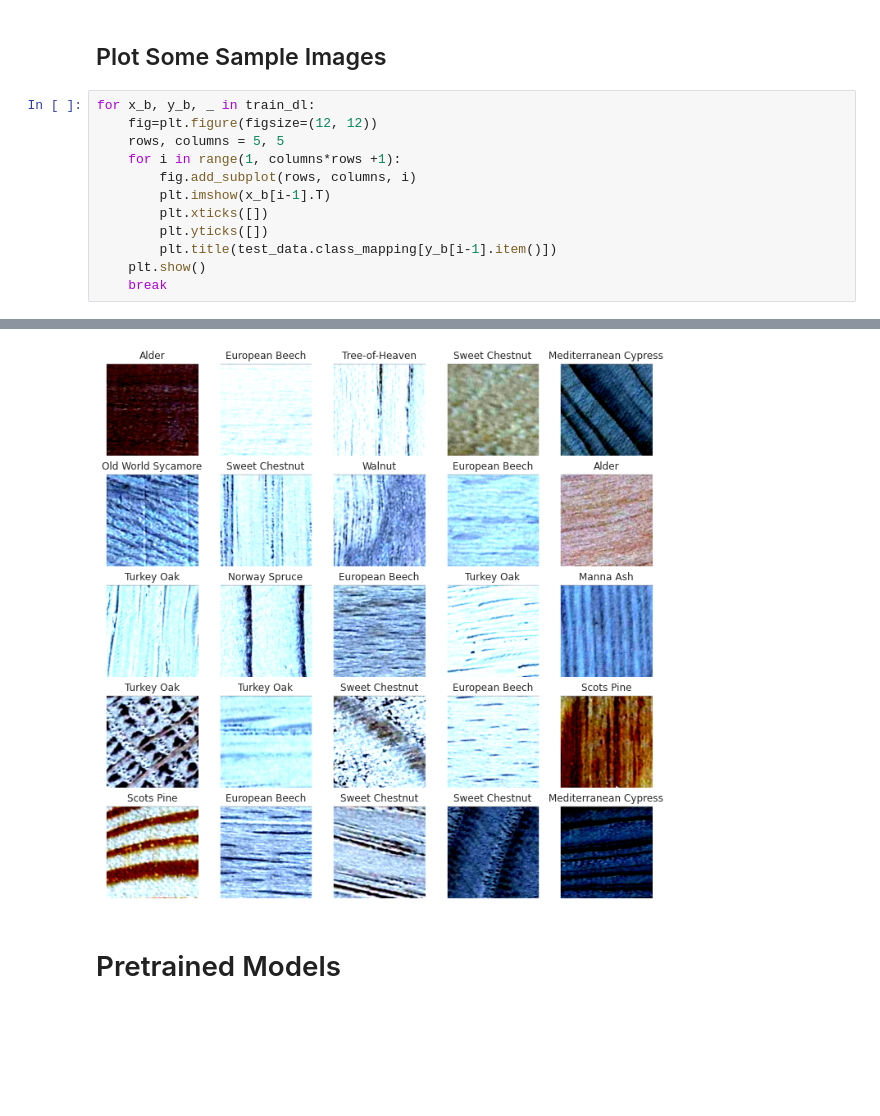
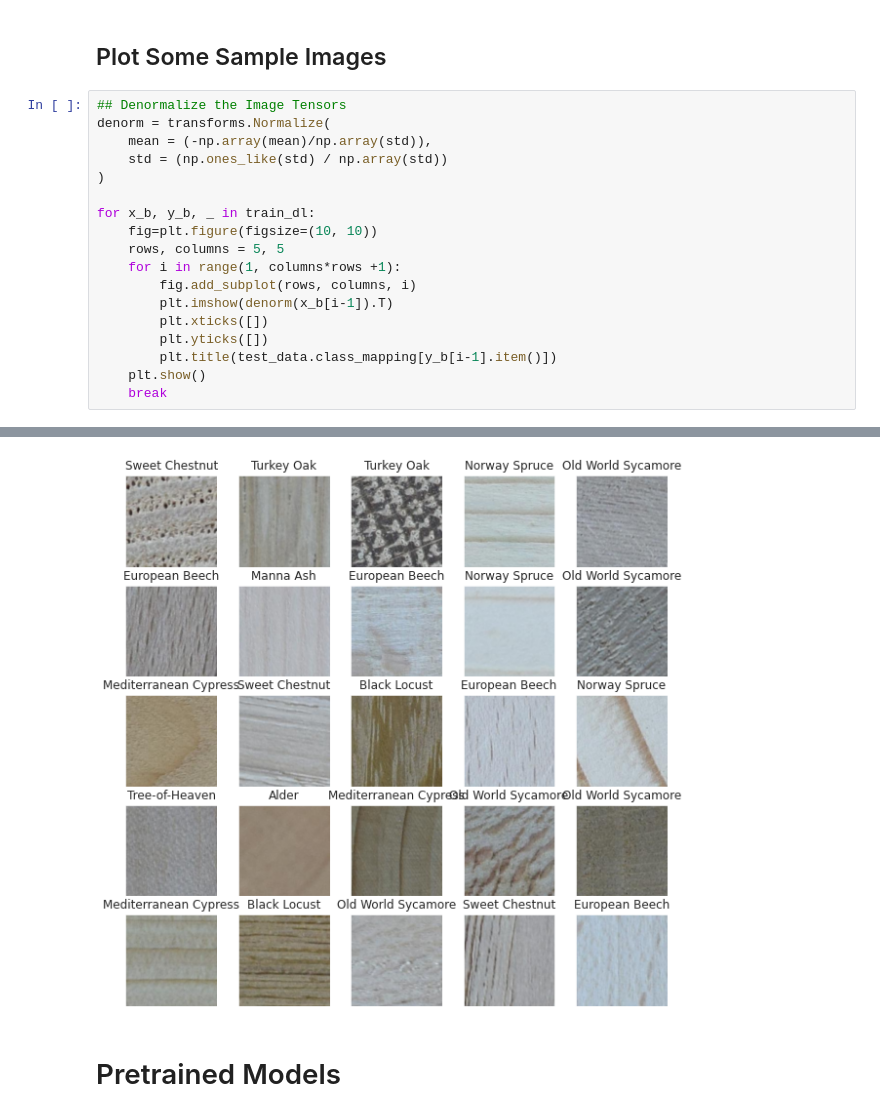
Before and after one commit to sophot/ai-project, a Jupyter notebook: wood_classification/main.ipynb, the cells around one changed output, grey strips where cells are left out. Cells and saved outputs as stored; diff of their text form; blank space fills up the shorter version.

Commit message:
visualized better image

```diff
--- a/wood_classification/main.ipynb
+++ b/wood_classification/main.ipynb
@@ -250,12 +250,18 @@ Instance :  [508 468 276 252 232 220 216 200 152 108 108  96]
 # %% [markdown]
 ## Plot Some Sample Images
 # %%
+## Denormalize the Image Tensors
+denorm = transforms.Normalize(
+    mean = (-np.array(mean)/np.array(std)),
+    std = (np.ones_like(std) / np.array(std))
+)
+
 for x_b, y_b, _ in train_dl:
-    fig=plt.figure(figsize=(12, 12))
+    fig=plt.figure(figsize=(10, 10))
     rows, columns = 5, 5
     for i in range(1, columns*rows +1):
         fig.add_subplot(rows, columns, i)
-        plt.imshow(x_b[i-1].T)
+        plt.imshow(denorm(x_b[i-1]).T)
         plt.xticks([])
         plt.yticks([])
         plt.title(test_data.class_mapping[y_b[i-1].item()])
@@ -282,4 +271,4 @@ Clipping input data to the valid range for imshow with RGB data ([0..1] for floa
-[figure, old version]
+[figure, new version]
 # %% [markdown]
 # Pretrained Models
 # %%
```
Also changed, not shown: parts of 9 cells of this notebook.
